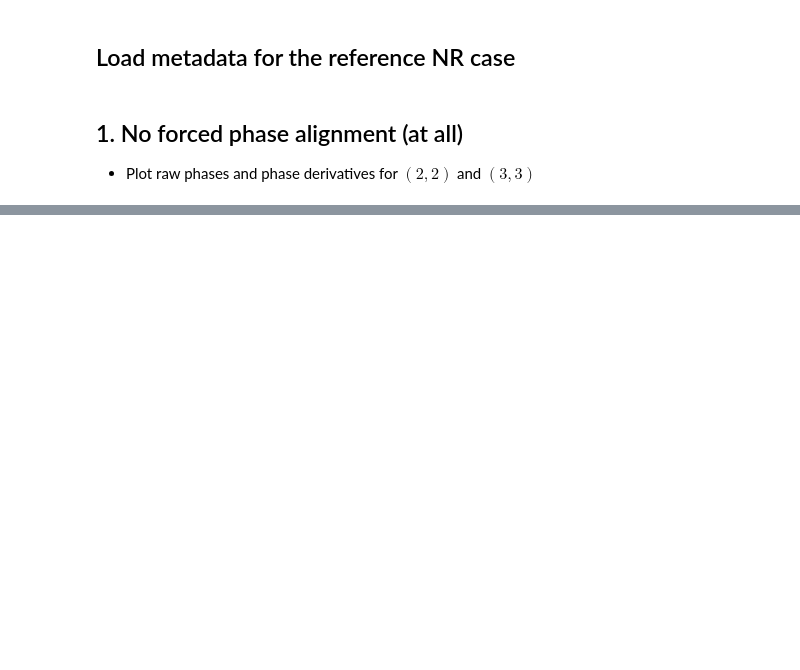
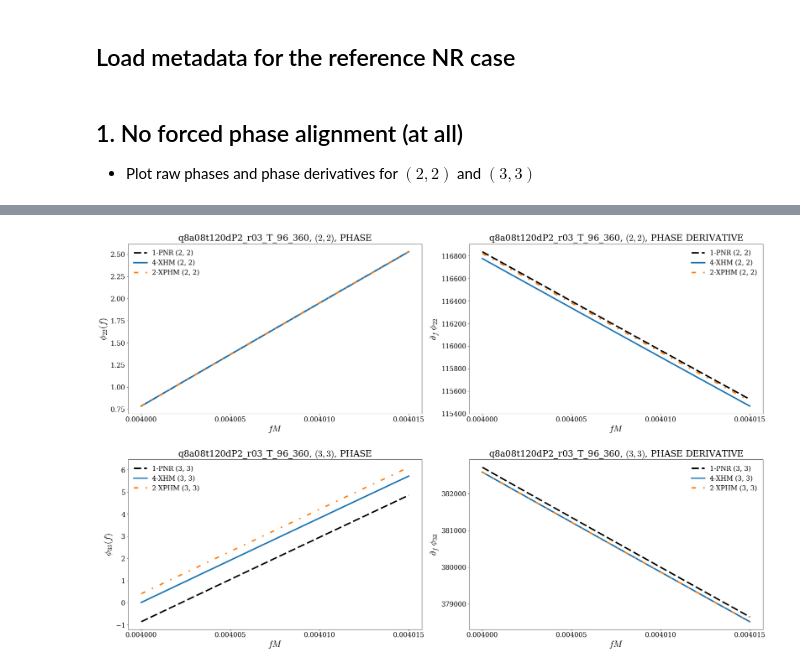
Before and after one commit to llondon6/PhenomXCP, a Jupyter notebook: issues/9_force_phase_alignment.ipynb, the cells around one changed output, grey strips where cells are left out. Saved outputs shown, nothing was run; the diff lists cells and outputs as text; code cells hidden in the pictures; blank space fills up the shorter version.

```diff
--- a/issues/9_force_phase_alignment.ipynb
+++ b/issues/9_force_phase_alignment.ipynb
@@ -161,0 +177,84 @@ print('-<.'*20)
+# %%
+
+lmlist = [(2,2),(3,3)]
+
+#
+fig,ax = subplots(2,2,figsize=4*figaspect(0.618))
+lw = 4
+opts = ['1-pnr','4-xhm','2-xphm']
+cs_list = ['k','tab:blue','tab:orange']
+ls_list = ['--','-','-.']
+
+cs  = { opts[k]:cs_list[k] for k in range(len(opts)) }
+ls = { opts[k]:ls_list[k] for k in range(len(opts)) }
+
+#
+ax = ax.flatten()
+
+for opt in opts:
+
+    #
+    ff = linspace(0.004,0.004015,1e4)
+    #ff = linspace(0.035,0.125*1.5,1e4)
+    phenom_moments_dict = xcp.get_phenomxphm_coprecessing_multipoles( ff,
+                                                                      lmlist,
+                                                                      m1,
+                                                                      m2,
+                                                                      chi1_vec,
+                                                                      chi2_vec,
+                                                                      option_shorthand=opt,
+                                                                      force_xhm_phase_alignment=True )
+
+    #
+    for k in lmlist:
+
+        #
+        ll,mm = k
+
+        #
+        h = phenom_moments_dict[k]
+
+        #
+        amp = abs(h)
+        phi = unwrap( angle(h) )
+        dphi_raw = spline_diff( ff, phi )
+        dphi = dphi_raw# - min(dphi_raw)
+
+        #
+        if ll==2:
+            kk=0
+        else:
+            kk=2
+
+        #
+        sca( ax[kk] )
+        plot( ff, phi, lw=lw, label=opt.upper()+' %s'%str(k), c = cs[opt], ls=ls[opt] )
+        #xscale('log')
+        ylabel(r'$\phi_{%i%i}(f)$'%(ll,mm))
+        title(a.simname+', $(%i,%i)$, PHASE'%(ll,mm))
+
+        #
+        sca( ax[kk+1] )
+        plot( ff, dphi, lw=lw, label=opt.upper()+' %s'%str(k), c = cs[opt], ls=ls[opt] )
+        title(a.simname+', $(%i,%i)$, PHASE DERIVATIVE'%(ll,mm))
+        ylabel(r'$\partial_f \; \phi_{%i%i}$'%(ll,mm))
+
+
+#
+tight_layout(h_pad=4)
+for ax_ in ax:
+    sca(ax_)
+    xlabel('$fM$')
+    legend()
+    ax_.set_xticks( linspace(ff[0],ff[-1],4) )
+
+#
+print('->.'*20)
+print('>> ',magenta('No alignment imposed'))
+print('-<.'*20)
+
+#
+alert('saving figure ... ',end='')
+savefig('/Users/book/KOALA/PhenomXCP/gallery/9_force_phase_alignment/b_phase_comparison_%s.pdf'%a.simname,pad_inches=0,bbox_inches='tight')
+print(blue('Done')+'.')
+# %% [output]
@@ -161,0 +279 @@ print('-<.'*20)
+[figure, added]
```
Also changed, not shown: parts of 5 cells of this notebook, 9 other files.
